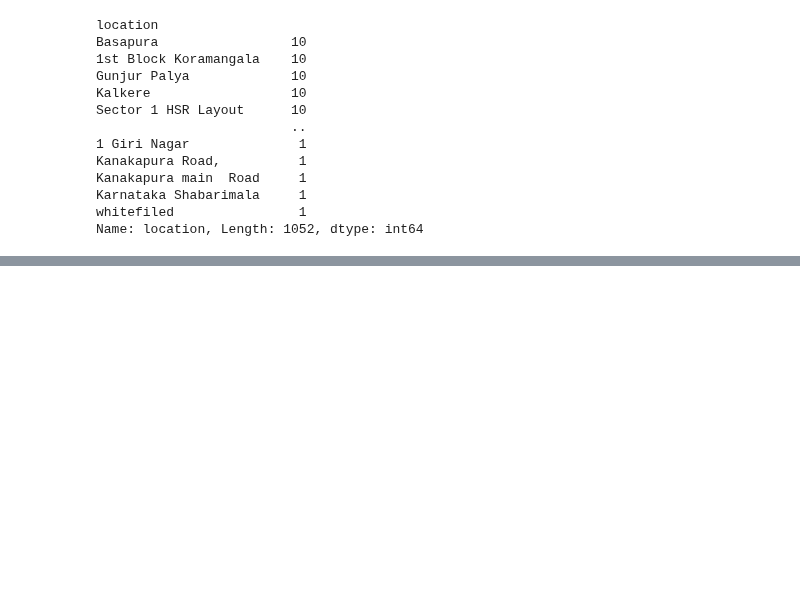
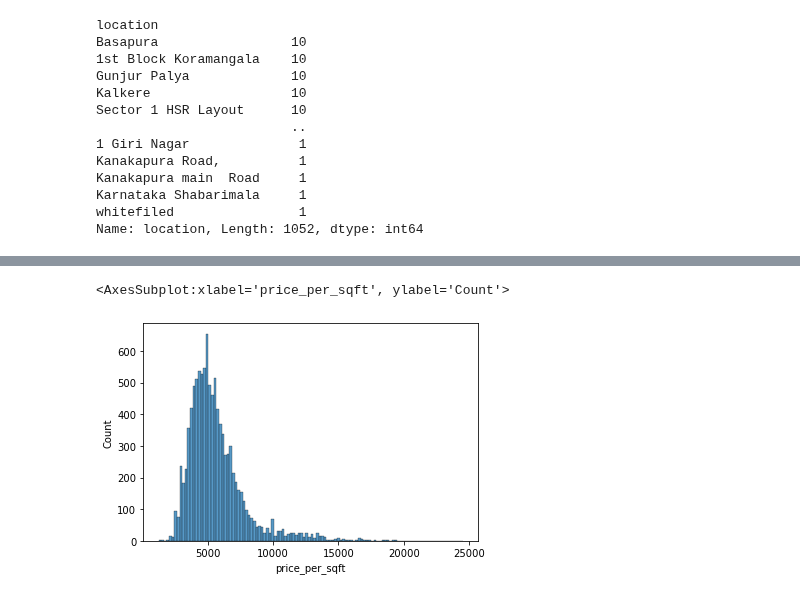
Before and after one commit to Anikeetgarg/ML-Practice-Repo, a Jupyter notebook: Bengluru_house_pred/Untitled.ipynb, the cells around one changed output, grey strips where cells are left out. Drawn from its saved outputs; the diff is of its cells as text; code cells hidden in the pictures; blank space fills up the shorter version.

```diff
--- a/Bengluru_house_pred/Untitled.ipynb
+++ b/Bengluru_house_pred/Untitled.ipynb
@@ -237,0 +301,5 @@ Name: count, Length: 242, dtype: int64
+# %%
+sns.histplot(df_6.price_per_sqft)
+# %% [output]
+<AxesSubplot:xlabel='price_per_sqft', ylabel='Count'>
+[figure, added]
```
Also changed, not shown: parts of 9 cells of this notebook.
